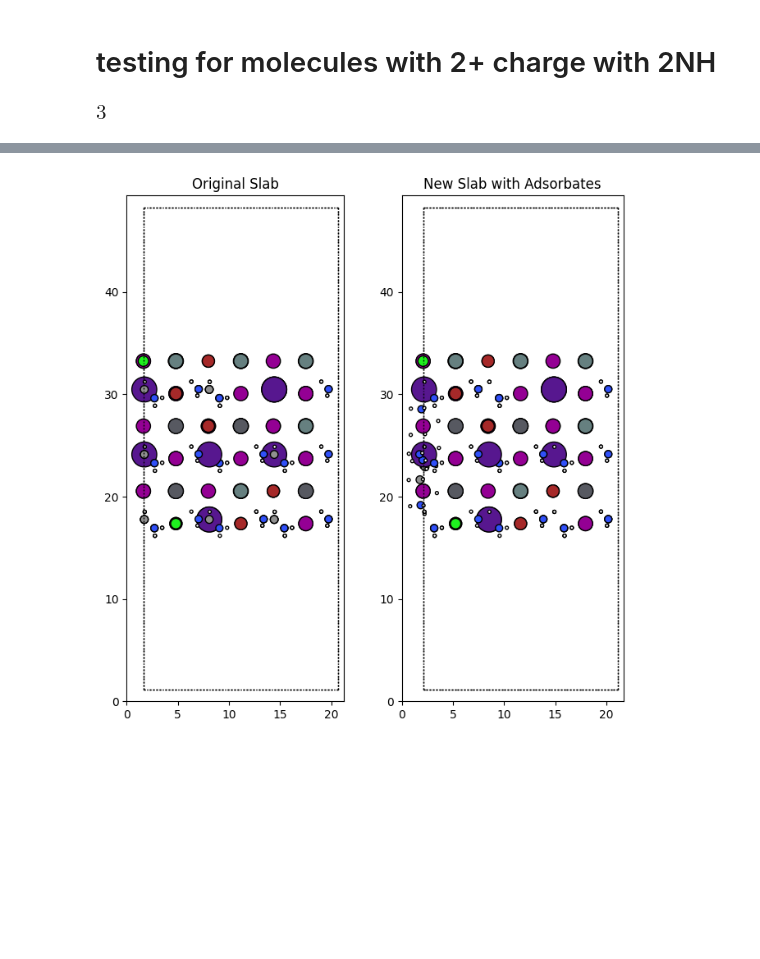
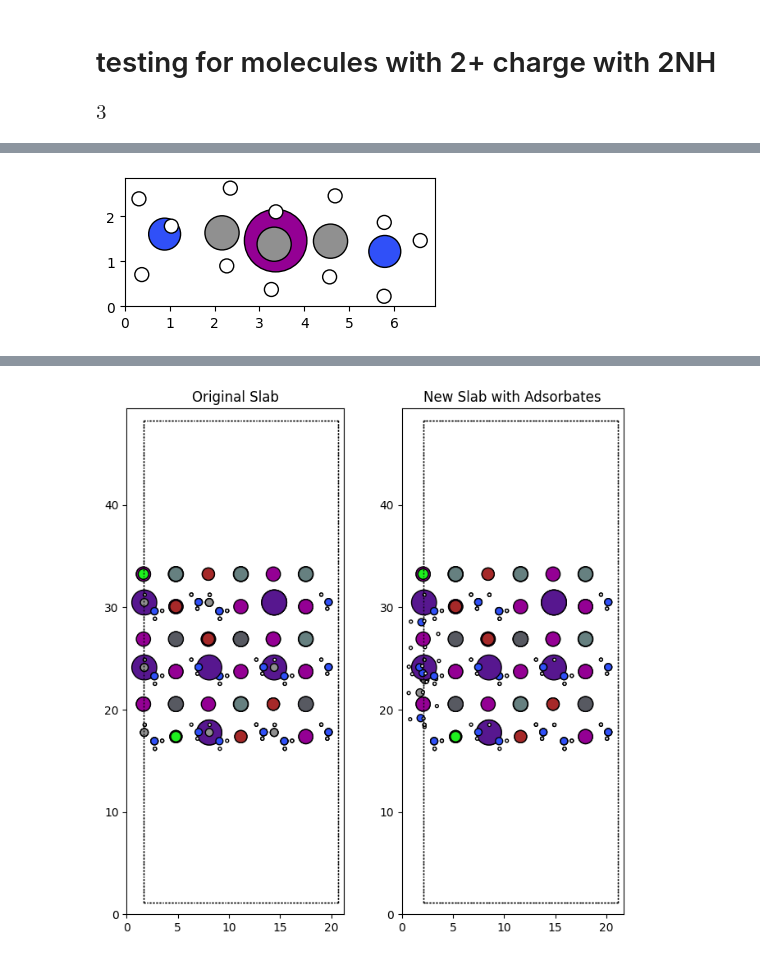
Before and after one commit to ahlawat-paramvir/Passivation-Halide-Perovskites, a Jupyter notebook: CsFAPbIxBr3-x/N2+_molecules.ipynb, the cells around one changed output, grey strips where cells are left out. Saved outputs shown, nothing was run; the diff lists cells and outputs as text; code cells hidden in the pictures; blank space fills up the shorter version.

```diff
--- a/CsFAPbIxBr3-x/N2+_molecules.ipynb
+++ b/CsFAPbIxBr3-x/N2+_molecules.ipynb
@@ -31,6 +31,8 @@ from ase.build.tools import sort
 import random
 from ase.build import molecule
 from ase.neighborlist import NeighborList
+
+from rdkit.Chem import rdmolops
 
 
 # Define atomic radii (in Angstroms)
@@ -298,6 +300,15 @@ def SmilesToMol(smiles):
 
     return hmol
 
+
+
+def MolToSmiles(mol, keep_hydrogens=True):
+    if keep_hydrogens:
+        return Chem.MolToSmiles(mol, allHsExplicit=True)  # Retain all explicit hydrogens in SMILES
+    else:
+        rdmolops.RemoveHs(mol)
+        return Chem.MolToSmiles(mol)
+
 def contains_nitrogen(mol):
     """
     Checks if the given molecule contains a nitrogen atom.
@@ -310,6 +321,18 @@ def contains_nitrogen(mol):
     """
     return any(atom.GetSymbol() == 'N' for atom in mol.GetAtoms())
 
+
+# Function to check if an atom is nitrogen and bonded to exactly 4 atoms
+def is_nitrogen_bonded_to_four(atom):
+    return atom.GetSymbol() == 'N' and atom.GetDegree() == 4
+
+# Function to check if a molecule has at least one iodine
+def contains_iodine(mol):
+    return any(atom.GetSymbol() == 'I' for atom in mol.GetAtoms())
+
+# Function to check if a molecule contains any nitrogen
+def contains_nitrogen(mol):
+    return any(atom.GetSymbol() == 'N' for atom in mol.GetAtoms())
 
 
 def process_images_in_folder(folder_path):
@@ -330,8 +353,67 @@ def process_images_in_folder(folder_path):
                     organic_mol = mol
                     break
 
+            # Predict SMILES from the image
+            SMILES = predict_SMILES(image_path)
+            split_smiles = SMILES.split(sep='.')
+
+            # Initialize variables to store fragments
+            organic_mol = None
+            iodine_mol = None
+
+            # Loop through fragments to find a candidate that meets criteria
+            for smiles_fragment in split_smiles:
+                mol = SmilesToMol(smiles_fragment)
+
+                if mol and contains_nitrogen(mol):
+                    # Count nitrogen atoms bonded to four atoms
+                    nitrogens_bonded_to_four = sum(1 for atom in mol.GetAtoms() if is_nitrogen_bonded_to_four(atom))
+
+                    # Check if this fragment has exactly two nitrogen atoms bonded to four atoms
+                    if nitrogens_bonded_to_four == 2:
+                        # If it also has iodine, select it as the primary fragment
+                        if contains_iodine(mol):
+                            organic_mol = mol  # Keep this fragment with one iodine
+                            break
+                        else:
+                            organic_mol = mol  # Keep this as temporary if no iodine found
+
+            # If no iodine-containing fragment was found, select any nitrogen-containing fragment as fallback
             if organic_mol is None:
-                raise ValueError("No organic fragment containing nitrogen was found.")
+                for smiles_fragment in split_smiles:
+                    mol = SmilesToMol(smiles_fragment)
+                    if mol and contains_nitrogen(mol):
+                        organic_mol = mol  # Keep the first nitrogen-containing fragment as fallback
+                        break
+
+            # Check if there's a separate iodine fragment and combine if necessary
+            for smiles_fragment in split_smiles:
+                mol = SmilesToMol(smiles_fragment)
+                if mol and contains_iodine(mol) and mol != organic_mol:
+                    iodine_mol = mol
+                    break
+
+            # Merge iodine with organic fragment if needed
+            if iodine_mol and organic_mol:
+                combined_mol = Chem.CombineMols(organic_mol, iodine_mol)
+                rdmolops.AddHs(combined_mol)  # Preserve hydrogens
+                output_SMILES = MolToSmiles(combined_mol, keep_hydrogens=True)
+            else:
+                output_SMILES = MolToSmiles(organic_mol, keep_hydrogens=True)
+
+            # Final SMILES for the selected fragment with one iodine (if found) and no duplicates
+            if output_SMILES:
+                print("Final SMILES:", output_SMILES)
+            else:
+                raise ValueError("No suitable fragment containing nitrogen was found.")
+
+            organic_mol = SmilesToMol(output_SMILES)
+            #print(organic_mol)
+
+
+
+#             if organic_mol is None:
+#                 raise ValueError("No organic fragment containing nitrogen was found.")
 
             # Save the organic fragment containing nitrogen to a .mol file
             Chem.MolToMolFile(organic_mol, f'{filename}_test.mol')
@@ -363,3 +445,4 @@ def process_images_in_folder(folder_path):
 # Example usage
 folder_path = "./test_N2+/"
 process_images_in_folder(folder_path)
+# %% [output]
@@ -365,0 +450 @@ process_images_in_folder(folder_path)
+[figure, added]
```
Also changed, not shown: parts of 4 cells of this notebook, 4 other files.
